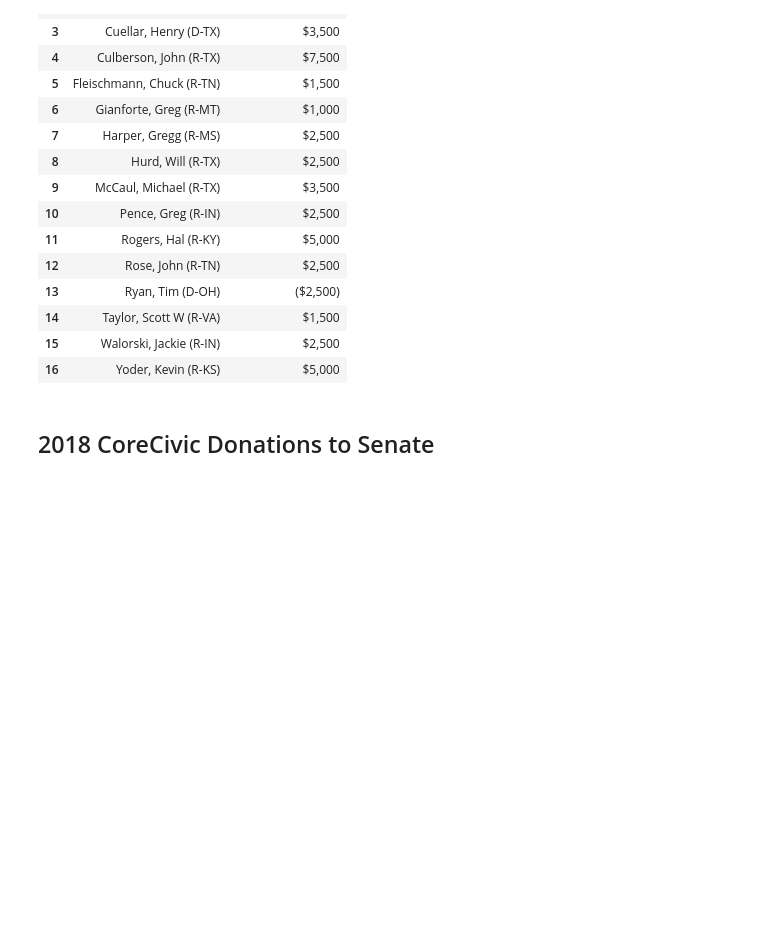
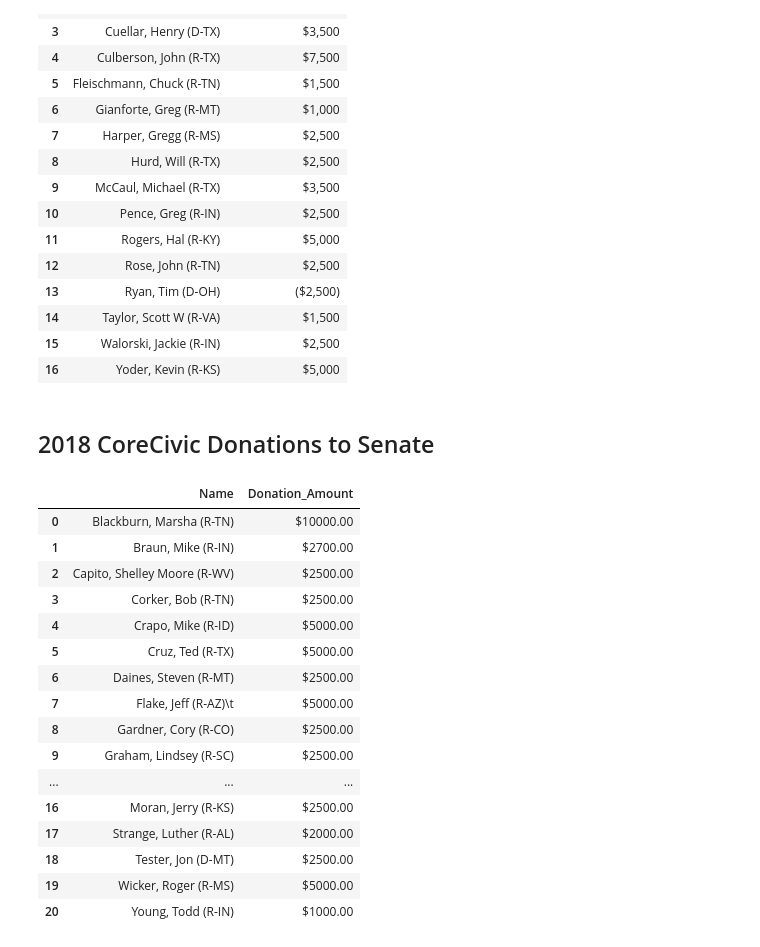
Before and after one commit to EricMa206/Module3Project, a Jupyter notebook: Mod 3 Project.ipynb, the cells around one changed output. Cells and saved outputs as stored; diff of their text form; code cells hidden in the pictures; blank space fills up the shorter version.

```diff
--- a/Mod 3 Project.ipynb
+++ b/Mod 3 Project.ipynb
@@ -721,3 +807,25 @@ house_2018_cc_df.drop(['Unnamed: 2','Unnamed: 3','Unnamed: 4','Unnamed: 5','Unna
 | 16 | Yoder, Kevin (R-KS) | $5,000 |
 # %% [markdown]
 ## 2018 CoreCivic Donations to Senate ##
+# %%
+senate_2018_cc_df = pd.read_csv('2018_cc_senate.csv', header = 1)
+# %%
+senate_2018_cc_df.drop(['Unnamed: 2','Unnamed: 3','Unnamed: 4','Unnamed: 5'], axis = 1)
+# %% [output]
+|  | Name | Donation_Amount |
+| 0 | Blackburn, Marsha (R-TN) | $10000.00 |
+| 1 | Braun, Mike (R-IN) | $2700.00 |
+| 2 | Capito, Shelley Moore (R-WV) | $2500.00 |
+| 3 | Corker, Bob (R-TN) | $2500.00 |
+| 4 | Crapo, Mike (R-ID) | $5000.00 |
+| 5 | Cruz, Ted (R-TX) | $5000.00 |
+| 6 | Daines, Steven (R-MT) | $2500.00 |
+| 7 | Flake, Jeff (R-AZ)\t | $5000.00 |
+| 8 | Gardner, Cory (R-CO) | $2500.00 |
+| 9 | Graham, Lindsey (R-SC) | $2500.00 |
+| ... | ... | ... |
+| 16 | Moran, Jerry (R-KS) | $2500.00 |
+| 17 | Strange, Luther (R-AL) | $2000.00 |
+| 18 | Tester, Jon (D-MT) | $2500.00 |
+| 19 | Wicker, Roger (R-MS) | $5000.00 |
+| 20 | Young, Todd (R-IN) | $1000.00 |
```
Also changed, not shown: parts of 17 cells of this notebook, 7 other files.
